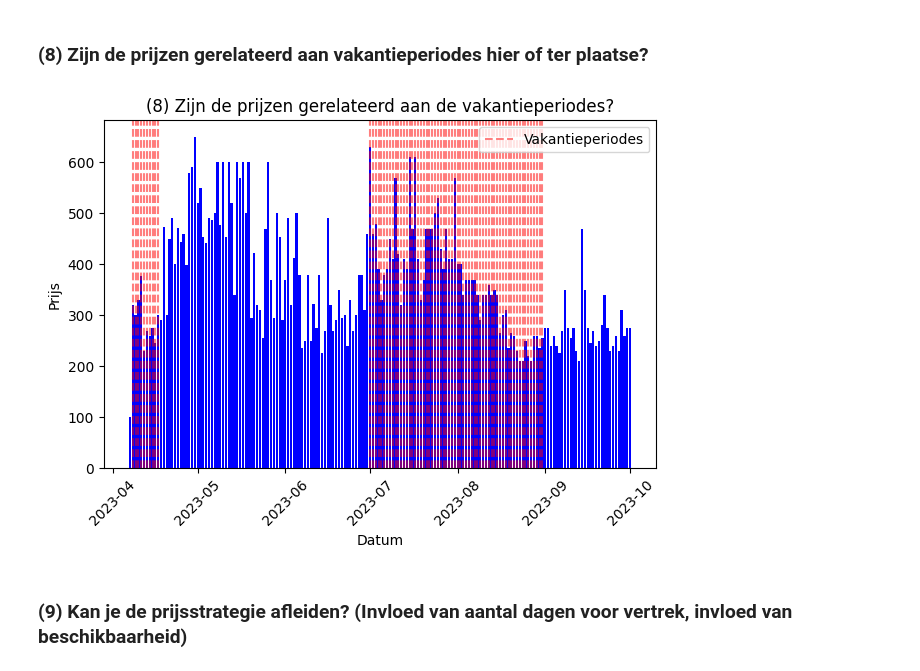
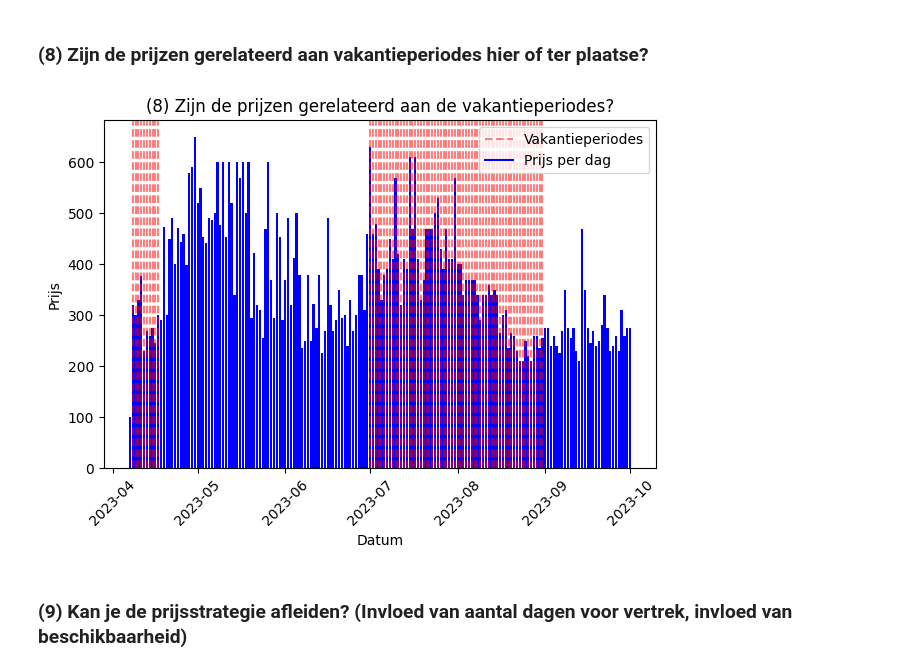
Before and after one commit to Floris-Buyse-FB/Data-Engineering-Project, a Jupyter notebook: analyse.ipynb, the cells around one changed output. Saved outputs shown, nothing was run; the diff lists cells and outputs as text; code cells hidden in the pictures.

Commit message:
vraag 8, legende aangepast

```diff
--- a/analyse.ipynb
+++ b/analyse.ipynb
@@ -168,23 +168,24 @@ df_flight_on_vacation_day = pd.merge(df_fact_flights, df_date, left_on='departur
 # %%
 plt.bar(df_flight_on_vacation_day['fullDate'], df_flight_on_vacation_day['adultPrice'], color='blue', label='Prijs per dag')
 
 for _, row in df_date.iterrows():
     if row['isItVacationDay'] == 1:
         plt.axvline(x=row['fullDate'], color='red', linestyle='--', alpha=0.5)
 
 plt.title('(8) Zijn de prijzen gerelateerd aan de vakantieperiodes?')
 plt.xlabel('Datum')
 plt.ylabel('Prijs')
 plt.xticks(rotation=45)
 plt.legend(loc='upper right')
 plt.tight_layout()
 
 red_line = plt.Line2D([], [], color='red', linestyle='--', alpha=0.5, label='Vakantieperiodes')
-plt.legend(handles=[red_line], loc='upper right')
+blue_line = plt.Line2D([], [], color='blue', label='Prijs per dag')
+plt.legend(handles=[red_line, blue_line], loc='upper right')
 
 plt.show()
 # %% [output]
-[figure, old version]
+[figure, new version]
 # %% [markdown]
 ### (9) Kan je de prijsstrategie afleiden? (Invloed van aantal dagen voor vertrek, invloed van beschikbaarheid)
 # %%
```
